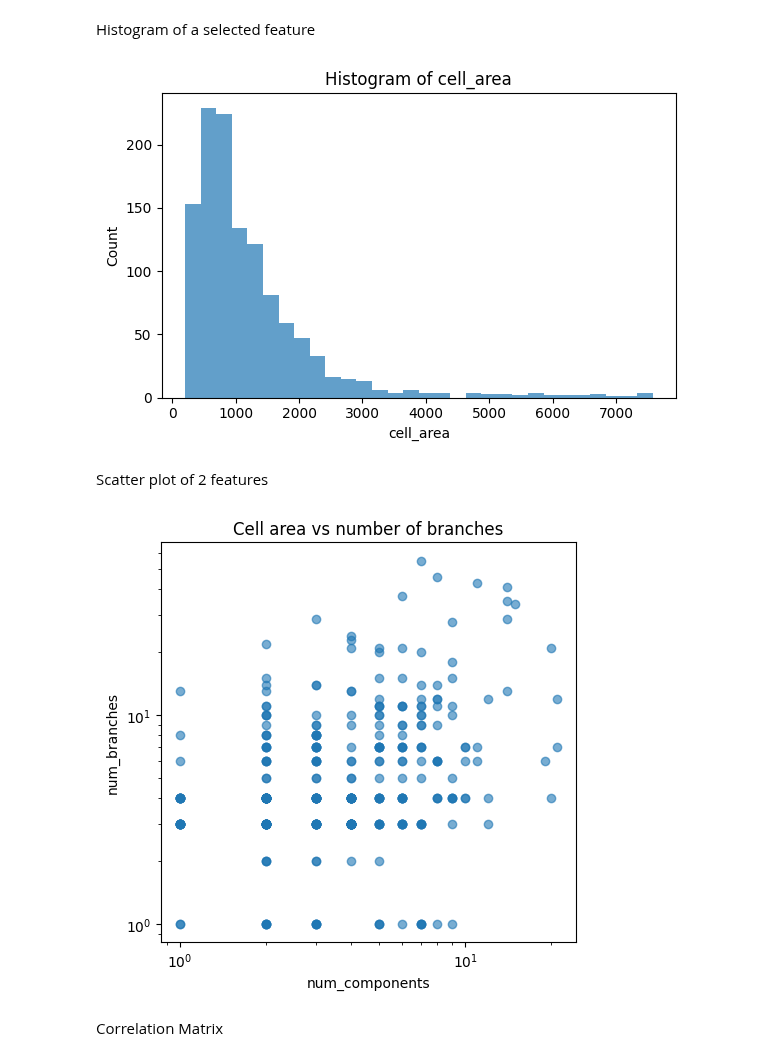
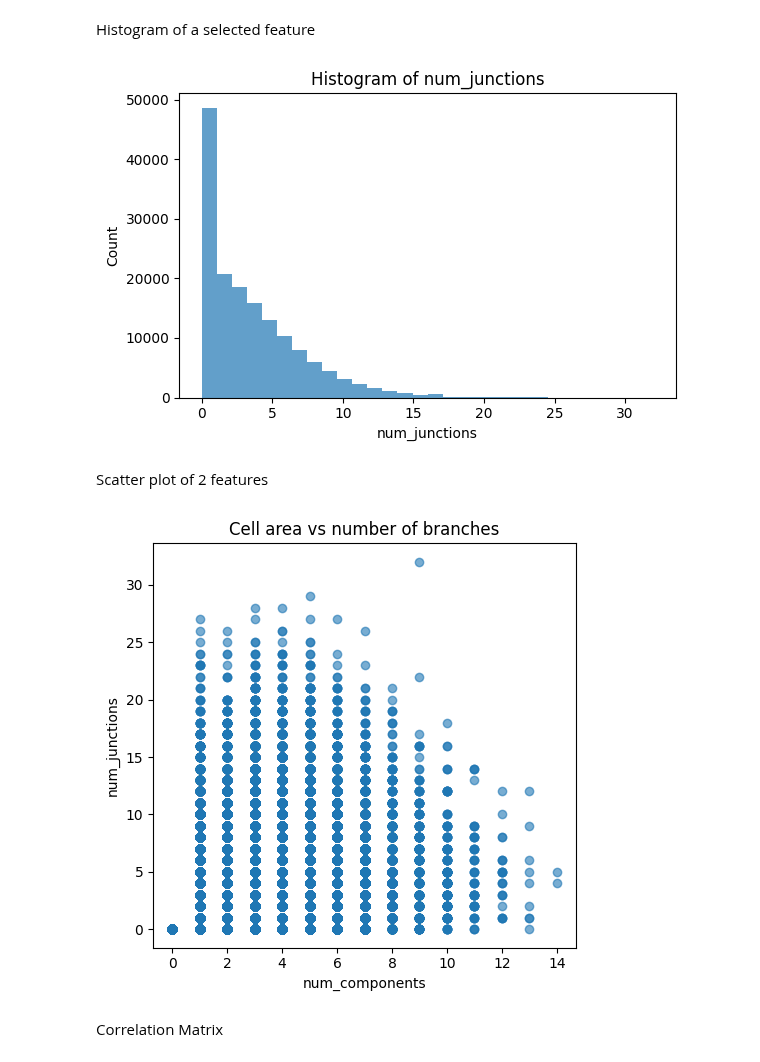
Before and after one commit to cwissyboi/AutomaticMicrogliaMorphologyAnalysis, a Jupyter notebook: initial_pipeline/analysis/basic_analysis.ipynb, the cells around one changed output. Saved outputs shown, nothing was run; the diff lists cells and outputs as text; code cells hidden in the pictures.

Commit message:
Basic analysis working for multiple scans

```diff
--- a/initial_pipeline/analysis/basic_analysis.ipynb
+++ b/initial_pipeline/analysis/basic_analysis.ipynb
@@ -21,8 +51,8 @@ features = [
 # %% [markdown]
 Remove Outliers based on cell_area
 # %%
-lower = df["cell_area"].quantile(0.01)
-upper = df["cell_area"].quantile(0.99)
+lower = df["cell_area"].quantile(0.002)
+upper = df["cell_area"].quantile(0.998)
 
 df = df[
     (df["cell_area"] >= lower) &
@@ -30,5 +60,7 @@ df = df[
 ].copy()
 
 print(f"Removed very small or very large cells")
+
+print(f"Number of cells in analysis {len(df)}")
 # %% [output]
 Removed very small or very large cells
@@ -35,3 +70,24 @@ Removed very small or very large cells
+# %%
+# Tiles are 512x512 pixels.
+# A cell whose bounding box touches any edge of the tile was clipped and
+# therefore not fully visible. We remove any cell where:
+#   xmin == 0  (touches left edge)
+#   ymin == 0  (touches top edge)
+#   xmax >= TILE_SIZE - 1  (touches right edge)
+#   ymax >= TILE_SIZE - 1  (touches bottom edge)
+
+TILE_SIZE = 512
+
+before = len(df)
+
+df = df[
+    (df["xmin"] > 0) &
+    (df["ymin"] > 0) &
+    (df["xmax"] < TILE_SIZE - 1) &
+    (df["ymax"] < TILE_SIZE - 1)
+].copy()
+
+print(f"Removed {before - len(df)} border-clipped cells ({before} -> {len(df)})")
 # %% [markdown]
 Histogram of all features
 # %%
@@ -58,7 +114,7 @@ Histogram of a selected feature
 # %%
 import matplotlib.pyplot as plt
 
-feature = "cell_area"
+feature = "num_junctions"
 
 plt.figure(figsize=(6, 4))
 plt.hist(df[feature].dropna(), bins=30, alpha=0.7)
@@ -68,29 +124,29 @@ plt.title(f"Histogram of {feature}")
 plt.tight_layout()
 plt.show()
 # %% [output]
-[figure, old version]
+[figure, new version]
 # %% [markdown]
 Scatter plot of 2 features
 # %%
 feature_x = "num_components"
-feature_y = 'num_branches'
+feature_y = 'num_junctions'
 
 plt.figure(figsize=(5, 5))
 plt.scatter(
     df[feature_x],
     df[feature_y],
     alpha=0.6
 )
-plt.yscale('log')
-plt.xscale('log')
+# plt.yscale('log')
+# plt.xscale('log')
 
 plt.xlabel(feature_x)
 plt.ylabel(feature_y)
 plt.title("Cell area vs number of branches")
 plt.tight_layout()
 plt.show()
 # %% [output]
-[figure, old version]
+[figure, new version]
 # %% [markdown]
 Correlation Matrix
 # %%
```
Also changed, not shown: parts of 10 cells of this notebook, 3 other files.
